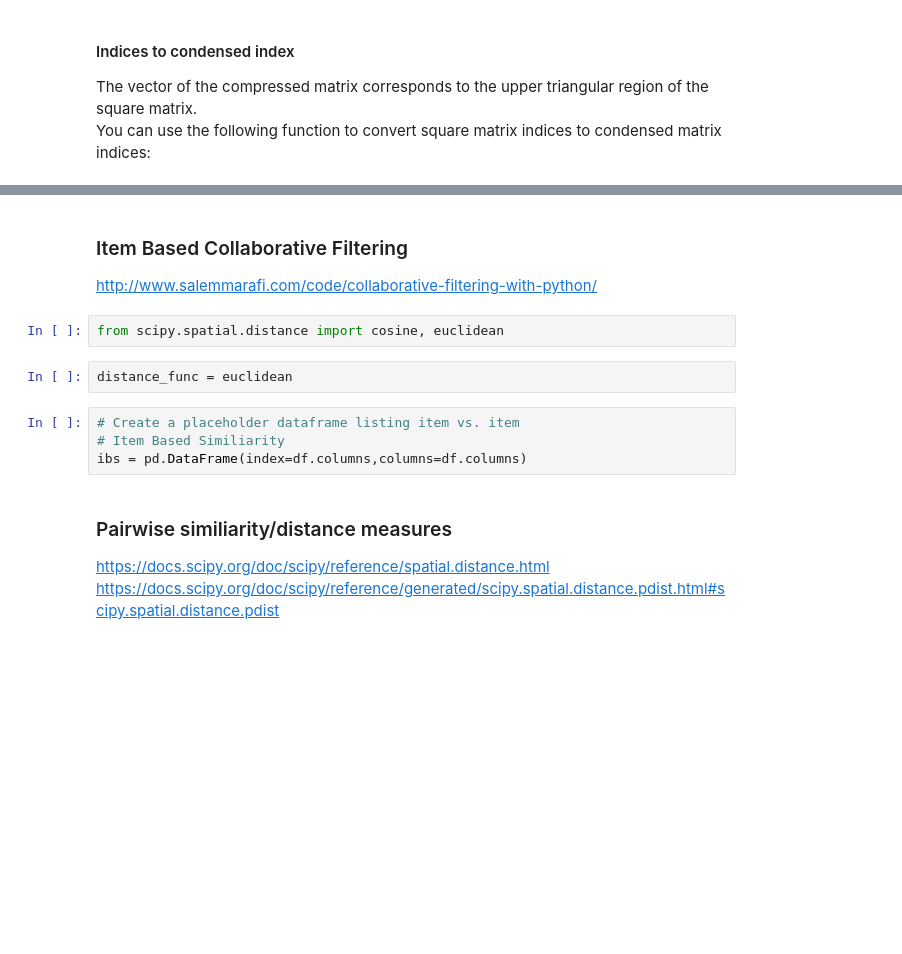
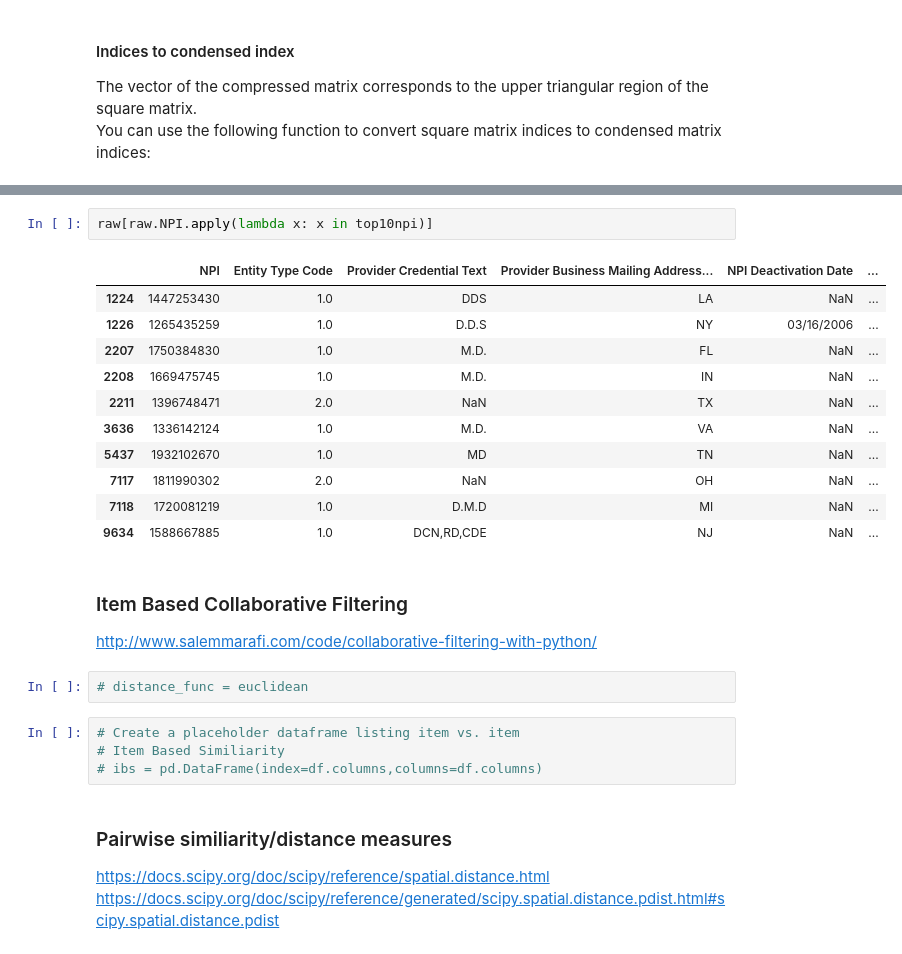
Before and after one commit to christinebuckler/provider-prescriber, a Jupyter notebook: EDA.ipynb, the cells around one changed output, grey strips where cells are left out. Saved outputs shown, nothing was run; the diff lists cells and outputs as text; blank space fills up the shorter version.

```diff
--- a/EDA.ipynb
+++ b/EDA.ipynb
@@ -731,14 +734,26 @@ df['NPI'].loc[0]
+# %%
+raw[raw.NPI.apply(lambda x: x in top10npi)]
+# %% [output]
+|  | NPI | Entity Type Code | Provider Credential Text | Provider Business Mailing Address... | NPI Deactivation Date | ... |
+| 1224 | 1447253430 | 1.0 | DDS | LA | NaN | ... |
+| 1226 | 1265435259 | 1.0 | D.D.S | NY | 03/16/2006 | ... |
+| 2207 | 1750384830 | 1.0 | M.D. | FL | NaN | ... |
+| 2208 | 1669475745 | 1.0 | M.D. | IN | NaN | ... |
+| 2211 | 1396748471 | 2.0 | NaN | TX | NaN | ... |
+| 3636 | 1336142124 | 1.0 | M.D. | VA | NaN | ... |
+| 5437 | 1932102670 | 1.0 | MD | TN | NaN | ... |
+| 7117 | 1811990302 | 2.0 | NaN | OH | NaN | ... |
+| 7118 | 1720081219 | 1.0 | D.M.D | MI | NaN | ... |
+| 9634 | 1588667885 | 1.0 | DCN,RD,CDE | NJ | NaN | ... |
 # %% [markdown]
 ### Item Based Collaborative Filtering
 http://www.salemmarafi.com/code/collaborative-filtering-with-python/
-# %%
-from scipy.spatial.distance import cosine, euclidean
-# %%
-distance_func = euclidean
+# %%
+# distance_func = euclidean
 # %%
 # Create a placeholder dataframe listing item vs. item
 # Item Based Similiarity
-ibs = pd.DataFrame(index=df.columns,columns=df.columns)
+# ibs = pd.DataFrame(index=df.columns,columns=df.columns)
 # %% [markdown]
 ### Pairwise similiarity/distance measures
 https://docs.scipy.org/doc/scipy/reference/spatial.distance.html
```
Also changed, not shown: parts of 39 cells of this notebook.
